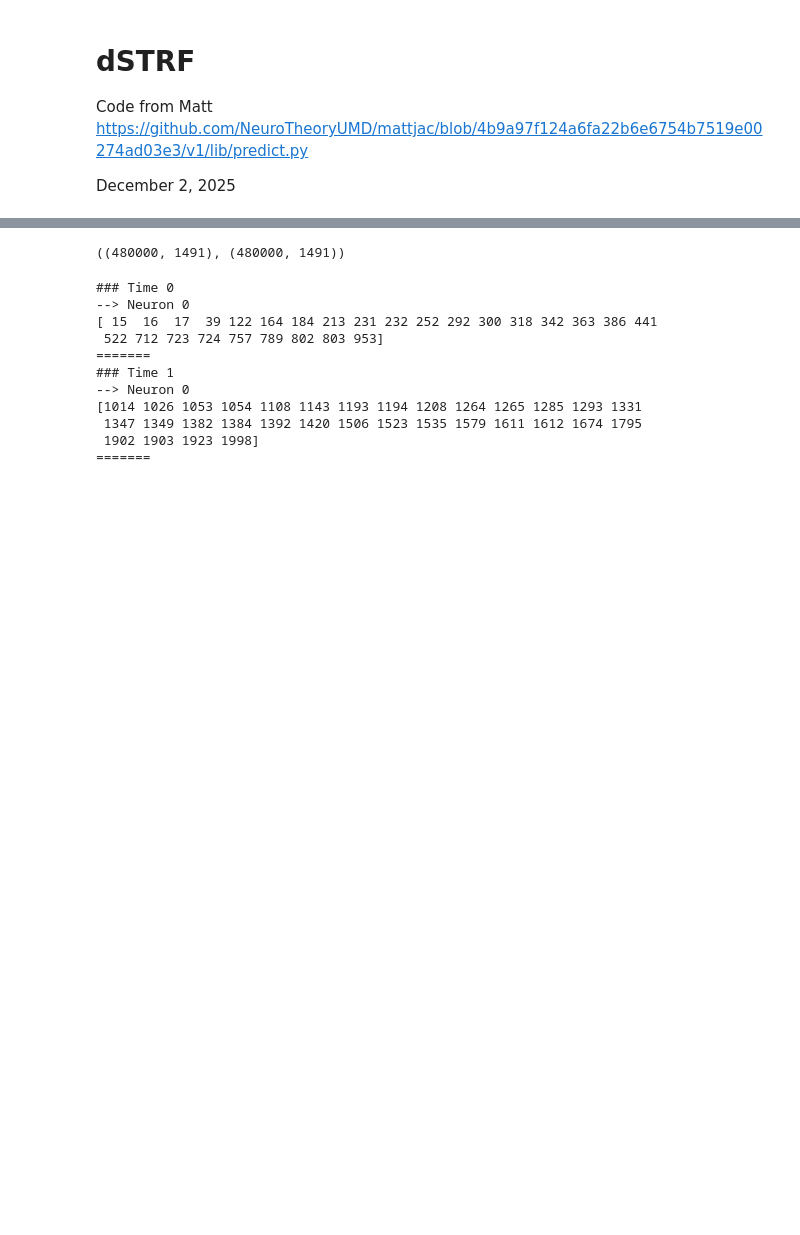
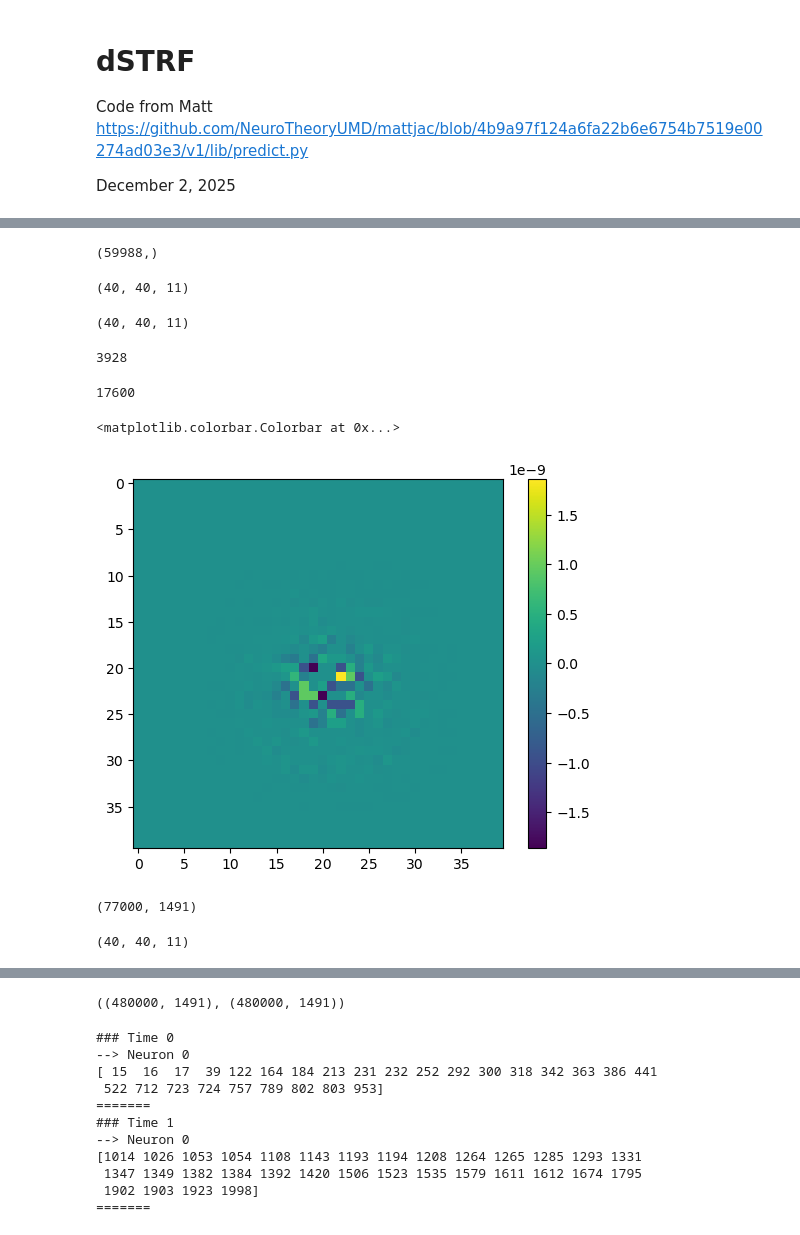
Before and after one commit to IsabelF98/Cloud_SynthData_Proj, a Jupyter notebook: dstrf.ipynb, the cells around one changed output, grey strips where cells are left out. Saved outputs shown, nothing was run; the diff lists cells and outputs as text; code cells hidden in the pictures; blank space fills up the shorter version.

```diff
--- a/dstrf.ipynb
+++ b/dstrf.ipynb
@@ -98,0 +276,5 @@ torch.no_grad()
+# %%
+all_times = np.unique(np.concatenate(list(spike_pred_times_dict.values())))
+all_times.shape
+# %% [output]
+(59988,)
@@ -98,0 +327,42 @@ torch.no_grad()
+# %%
+d2_test1 = dstrf[702][0]
+d2_test2 = dstrf[716][0]
+d2_test2 = dstrf[782][0]
+d2_test1.shape
+# %% [output]
+(40, 40, 11)
+# %%
+d1_test1 = dstrf[702][0]
+d1_test2 = dstrf[716][0]
+d1_test2 = dstrf[782][0]
+d1_test1.shape
+# %% [output]
+(40, 40, 11)
+# %%
+np.sum(d2_test1 != d1_test1)
+# %% [output]
+3928
+# %%
+40*40*11
+# %% [output]
+17600
+# %%
+t = 10
+imagesc(d2_test1[:,:,5]-d1_test1[:,:,5], balanced=True)
+plt.colorbar()
+# %% [output]
+<matplotlib.colorbar.Colorbar at 0x...>
+[figure, added]
+# %%
+robs = data[time_list]['robs'].detach().cpu().numpy()
+dfs = data[time_list]['dfs'].detach().cpu().numpy()
+robs.shape
+# %% [output]
+(77000, 1491)
+# %%
+#722, 746, 792
+cc = 702
+pray = d2_test1
+pray.shape
+# %% [output]
+(40, 40, 11)
```
Also changed, not shown: parts of 96 cells of this notebook, 1 other file.
